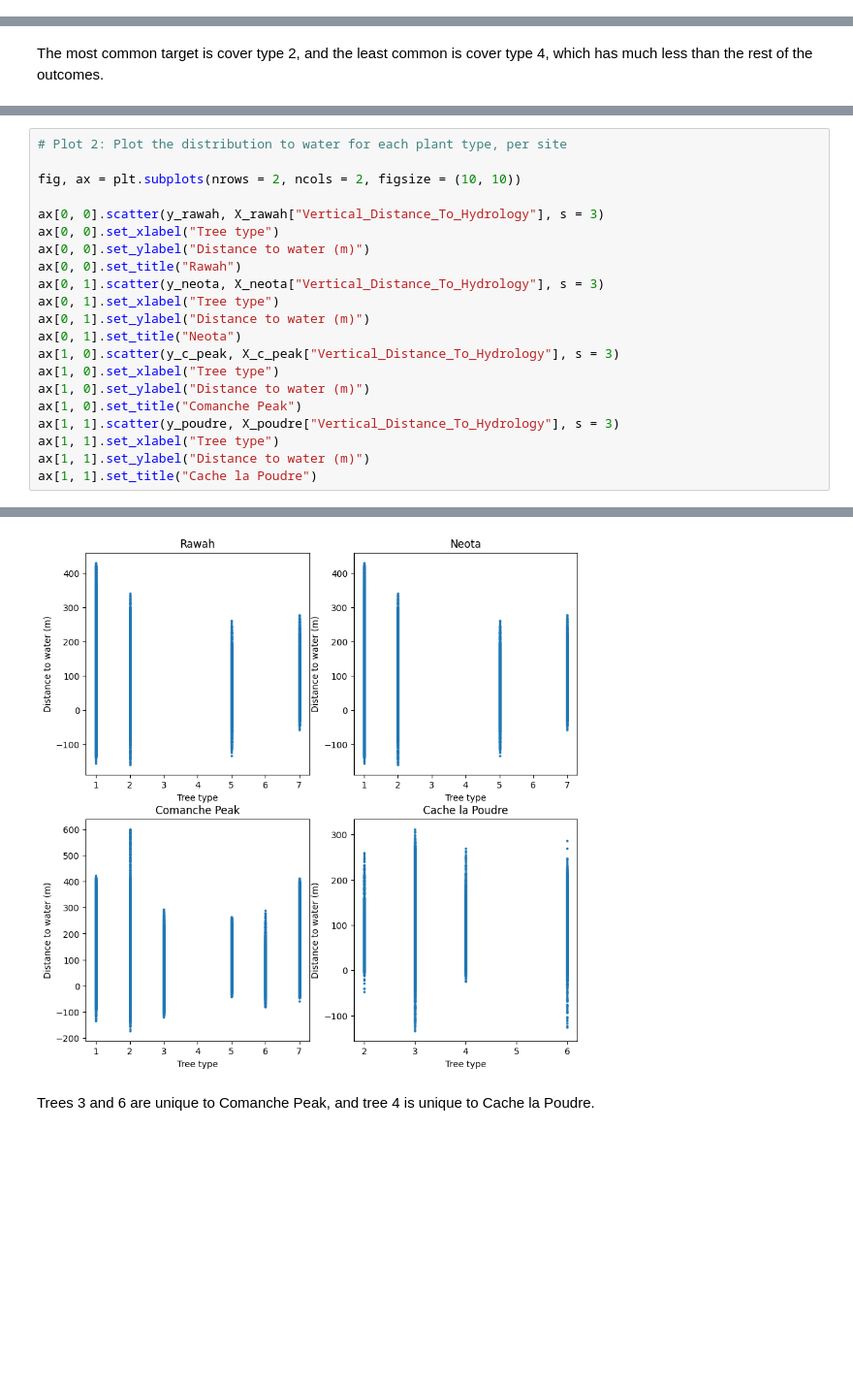
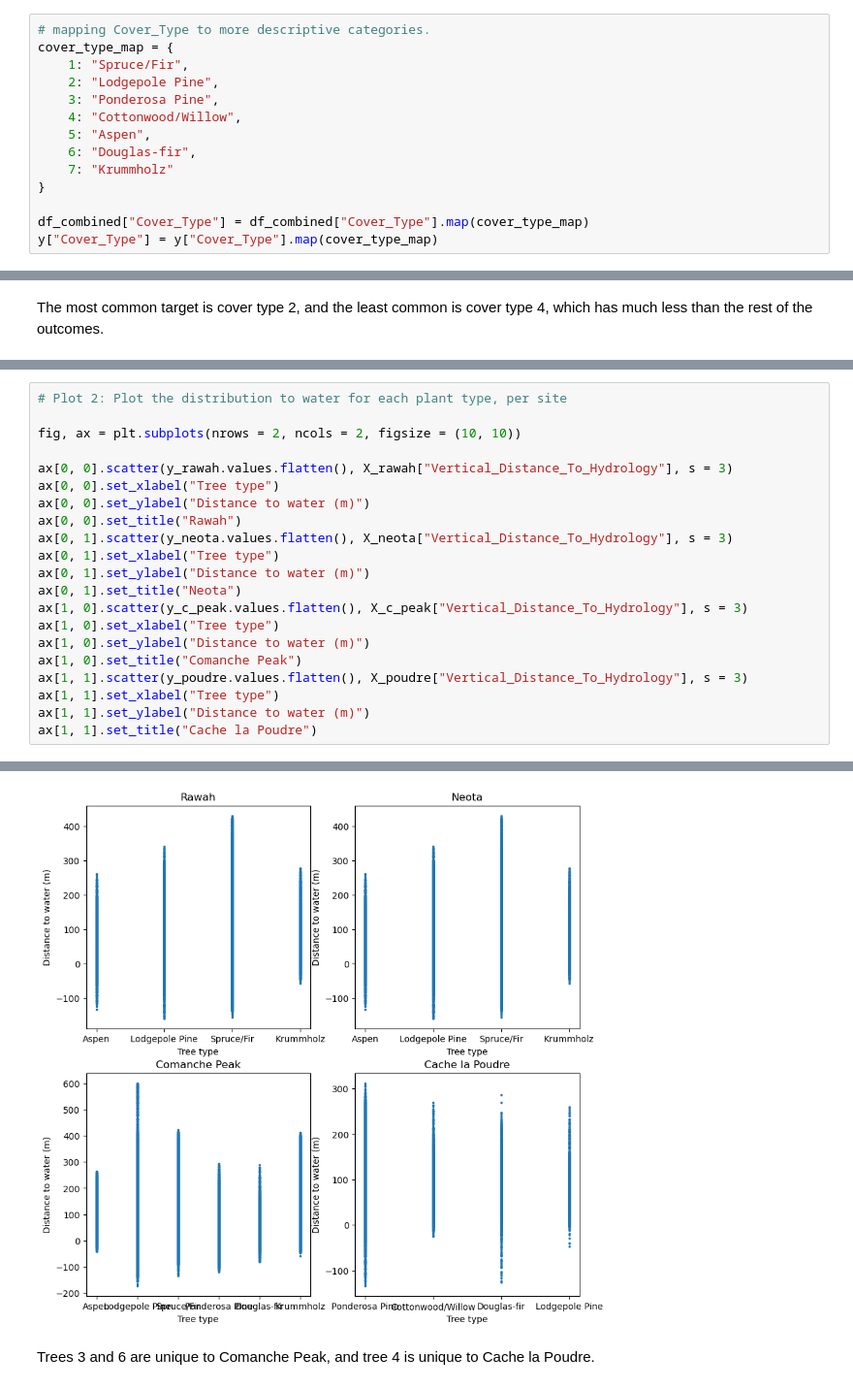
Before and after one commit to daechungus/CSM148-Final-Project, a Jupyter notebook: CS_M148_group_project.ipynb, the cells around one changed output, grey strips where cells are left out. Shown at 97% size. Cells and saved outputs as stored; diff of their text form; blank space fills up the shorter version.

```diff
--- a/CS_M148_group_project.ipynb
+++ b/CS_M148_group_project.ipynb
@@ -103,0 +125,14 @@ from sklearn.metrics import silhouette_score, adjusted_rand_score, rand_score
+# %%
+# mapping Cover_Type to more descriptive categories.
+cover_type_map = {
+    1: "Spruce/Fir",
+    2: "Lodgepole Pine",
+    3: "Ponderosa Pine",
+    4: "Cottonwood/Willow",
+    5: "Aspen",
+    6: "Douglas-fir",
+    7: "Krummholz"
+}
+
+df_combined["Cover_Type"] = df_combined["Cover_Type"].map(cover_type_map)
+y["Cover_Type"] = y["Cover_Type"].map(cover_type_map)
@@ -297,26 +443,26 @@ We note that most sites have about the same height, except for Poudre. Correlati
 # %%
 # Plot 2: Plot the distribution to water for each plant type, per site
 
 fig, ax = plt.subplots(nrows = 2, ncols = 2, figsize = (10, 10))
 
-ax[0, 0].scatter(y_rawah, X_rawah["Vertical_Distance_To_Hydrology"], s = 3)
+ax[0, 0].scatter(y_rawah.values.flatten(), X_rawah["Vertical_Distance_To_Hydrology"], s = 3)
 ax[0, 0].set_xlabel("Tree type")
 ax[0, 0].set_ylabel("Distance to water (m)")
 ax[0, 0].set_title("Rawah")
-ax[0, 1].scatter(y_neota, X_neota["Vertical_Distance_To_Hydrology"], s = 3)
+ax[0, 1].scatter(y_neota.values.flatten(), X_neota["Vertical_Distance_To_Hydrology"], s = 3)
 ax[0, 1].set_xlabel("Tree type")
 ax[0, 1].set_ylabel("Distance to water (m)")
 ax[0, 1].set_title("Neota")
-ax[1, 0].scatter(y_c_peak, X_c_peak["Vertical_Distance_To_Hydrology"], s = 3)
+ax[1, 0].scatter(y_c_peak.values.flatten(), X_c_peak["Vertical_Distance_To_Hydrology"], s = 3)
 ax[1, 0].set_xlabel("Tree type")
 ax[1, 0].set_ylabel("Distance to water (m)")
 ax[1, 0].set_title("Comanche Peak")
-ax[1, 1].scatter(y_poudre, X_poudre["Vertical_Distance_To_Hydrology"], s = 3)
+ax[1, 1].scatter(y_poudre.values.flatten(), X_poudre["Vertical_Distance_To_Hydrology"], s = 3)
 ax[1, 1].set_xlabel("Tree type")
 ax[1, 1].set_ylabel("Distance to water (m)")
 ax[1, 1].set_title("Cache la Poudre")
 # %% [output]
 Text(0.5, 1.0, 'Cache la Poudre')
-[figure, old version]
+[figure, new version]
 # %% [markdown]
 Trees 3 and 6 are unique to Comanche Peak, and tree 4 is unique to Cache la Poudre.
```
Also changed, not shown: parts of 145 cells of this notebook, 2 other files.
